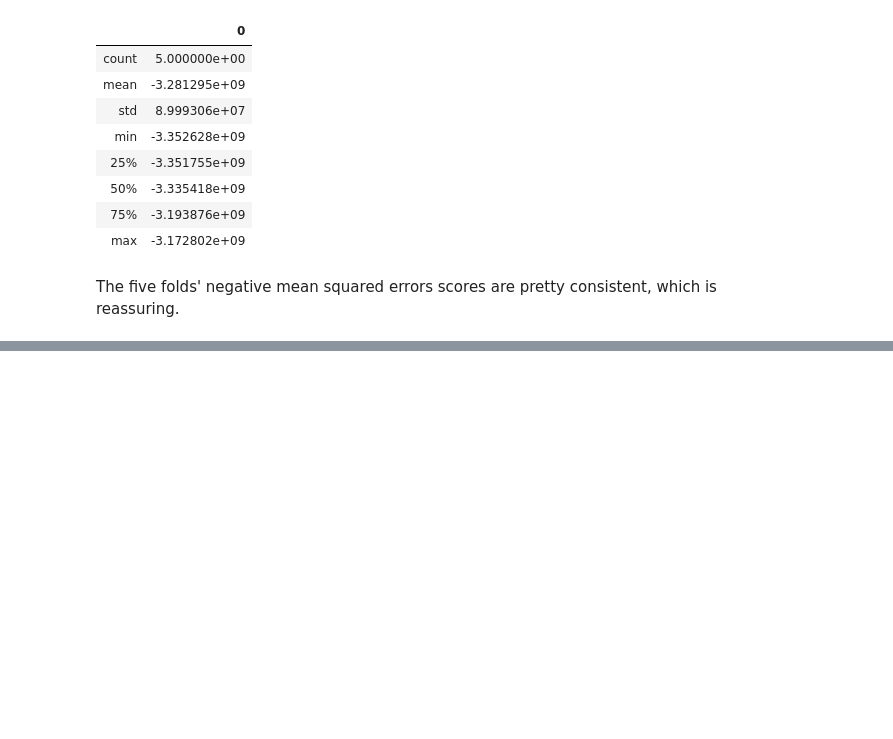
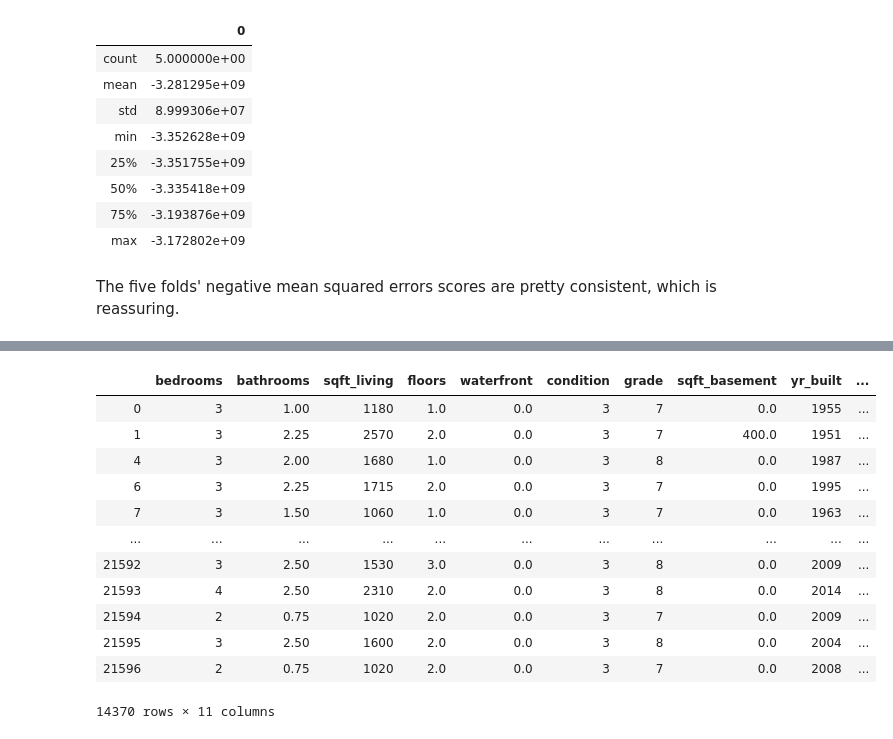
Before and after one commit to jnels13/King_County_Real_Estate_Sales_Linear_Regression_Modeling, a Jupyter notebook: index.ipynb, the cells around one changed output, grey strips where cells are left out. Cells and saved outputs as stored; diff of their text form; code cells hidden in the pictures; blank space fills up the shorter version.

```diff
--- a/index.ipynb
+++ b/index.ipynb
@@ -774,0 +779,16 @@ The five folds' negative mean squared errors scores are pretty consistent, which
+# %%
+features_v2
+# %% [output]
+|  | bedrooms | bathrooms | sqft_living | floors | waterfront | condition | grade | sqft_basement | yr_built | ... |
+| 0 | 3 | 1.00 | 1180 | 1.0 | 0.0 | 3 | 7 | 0.0 | 1955 | ... |
+| 1 | 3 | 2.25 | 2570 | 2.0 | 0.0 | 3 | 7 | 400.0 | 1951 | ... |
+| 4 | 3 | 2.00 | 1680 | 1.0 | 0.0 | 3 | 8 | 0.0 | 1987 | ... |
+| 6 | 3 | 2.25 | 1715 | 2.0 | 0.0 | 3 | 7 | 0.0 | 1995 | ... |
+| 7 | 3 | 1.50 | 1060 | 1.0 | 0.0 | 3 | 7 | 0.0 | 1963 | ... |
+| ... | ... | ... | ... | ... | ... | ... | ... | ... | ... | ... |
+| 21592 | 3 | 2.50 | 1530 | 3.0 | 0.0 | 3 | 8 | 0.0 | 2009 | ... |
+| 21593 | 4 | 2.50 | 2310 | 2.0 | 0.0 | 3 | 8 | 0.0 | 2014 | ... |
+| 21594 | 2 | 0.75 | 1020 | 2.0 | 0.0 | 3 | 7 | 0.0 | 2009 | ... |
+| 21595 | 3 | 2.50 | 1600 | 2.0 | 0.0 | 3 | 8 | 0.0 | 2004 | ... |
+| 21596 | 2 | 0.75 | 1020 | 2.0 | 0.0 | 3 | 7 | 0.0 | 2008 | ... |
+14370 rows × 11 columns
```
Also changed, not shown: parts of 13 cells of this notebook.
